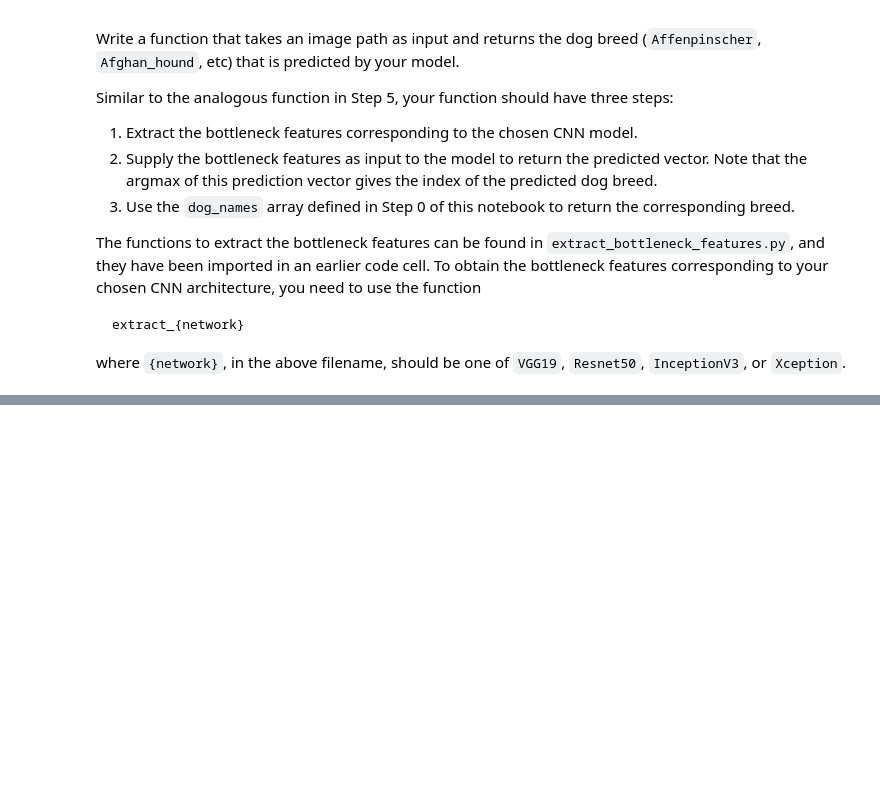
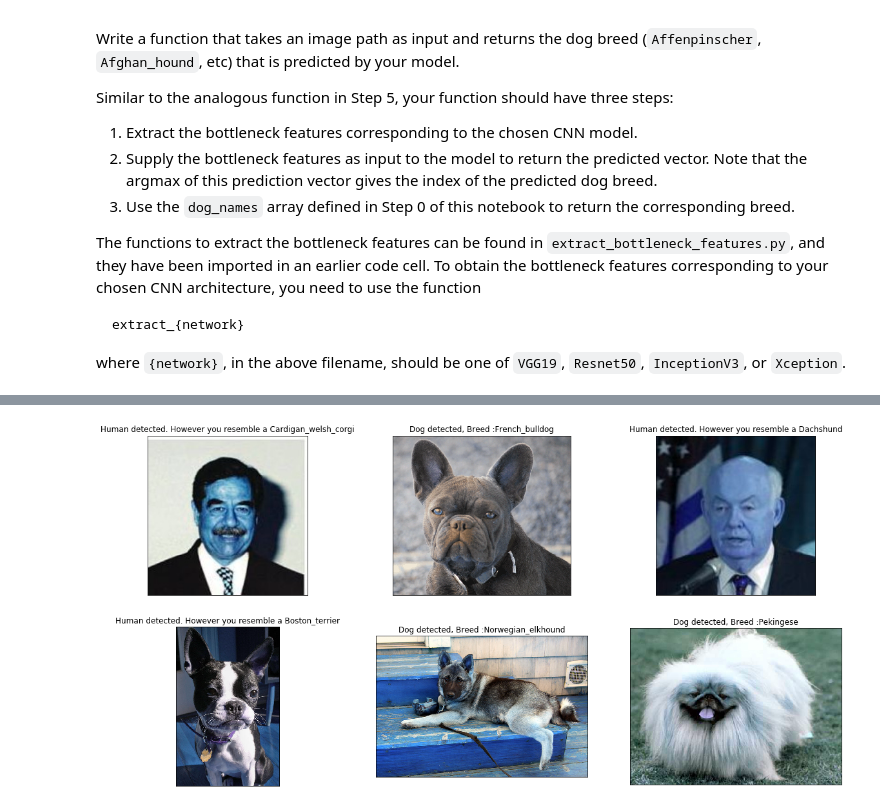
Before and after one commit to alamgirm/dog-project, a Jupyter notebook: dog_app.ipynb, the cells around one changed output, grey strips where cells are left out. Cells and saved outputs as stored; diff of their text form; code cells hidden in the pictures; blank space fills up the shorter version.

```diff
--- a/dog_app.ipynb
+++ b/dog_app.ipynb
@@ -610,0 +690,10 @@ You are welcome to [augment the training data](https://blog.keras.io/building-po
+# %%
+#import ModelCheckPoint if not done before
+from keras.callbacks import ModelCheckpoint
+### TODO: Train the model.
+checkpointer = ModelCheckpoint(filepath='saved_models/weights.best.InceptionV3.hdf5',
+                               verbose=1, save_best_only=True)
+
+InceptionV3_model.fit(train_InceptionV3, train_targets,
+          validation_data=(valid_InceptionV3, valid_targets),
+          epochs=20, batch_size=20, callbacks=[checkpointer], verbose=1)
@@ -612,6 +720,7 @@ You are welcome to [augment the training data](https://blog.keras.io/building-po
 ### (IMPLEMENTATION) Load the Model with the Best Validation Loss
 # %%
 ### TODO: Load the model weights with the best validation loss.
+InceptionV3_model.load_weights('saved_models/weights.best.InceptionV3.hdf5')
 # %% [markdown]
 ### (IMPLEMENTATION) Test the Model
 
@@ -639,3 +757,11 @@ where `{network}`, in the above filename, should be one of `VGG19`, `Resnet50`,
+# %%
+def InceptionV3_predict_breed(img_path):
+    # extract bottleneck features
+    bottleneck_feature = extract_InceptionV3(path_to_tensor(img_path))
+    # obtain predicted vector
+    predicted_vector = InceptionV3_model.predict(bottleneck_feature)
+    # return dog breed that is predicted by the model
+    return dog_names[np.argmax(predicted_vector)]
 # %% [markdown]
 ---
 <a id='step6'></a>
@@ -654,3 +780,30 @@ Some sample output for our algorithm is provided below, but feel free to design
 
 
 ### (IMPLEMENTATION) Write your Algorithm
+# %%
+### TODO: Write your algorithm.
+### Feel free to use as many code cells as needed.
+def detectAnimal(img_path, p):
+    img = cv2.imread(img_path)
+    p.imshow(img)
+    p.tick_params(axis='both', which='both', bottom='off', top='off', labelbottom='off', right='off', left='off', labelleft='off')
+
+    if face_detector(img_path):
+        p.set_title('Human detected. However you resemble a ' + InceptionV3_predict_breed(img_path))
+    elif dog_detector(img_path):
+        p.set_title('Dog detected, Breed :' + InceptionV3_predict_breed(img_path))
+    else:
+        p.set_title('Confused :|')
+# %%
+fig, axes = plt.subplots(2, 3, figsize=(20, 10))
+for p in range(0,2):
+    for q in range (0,3):
+        #random pick
+        pickh = np.random.randint(len(human_files))
+        pickd = np.random.randint(len(train_files))
+        img_path = np.random.choice([human_files[pickh], train_files[pickd]])
+
+        #do a detection on the image
+        detectAnimal(img_path, axes[p,q])
+# %% [output]
+[figure, added]
```
Also changed, not shown: parts of 31 cells of this notebook, 1 other file.
